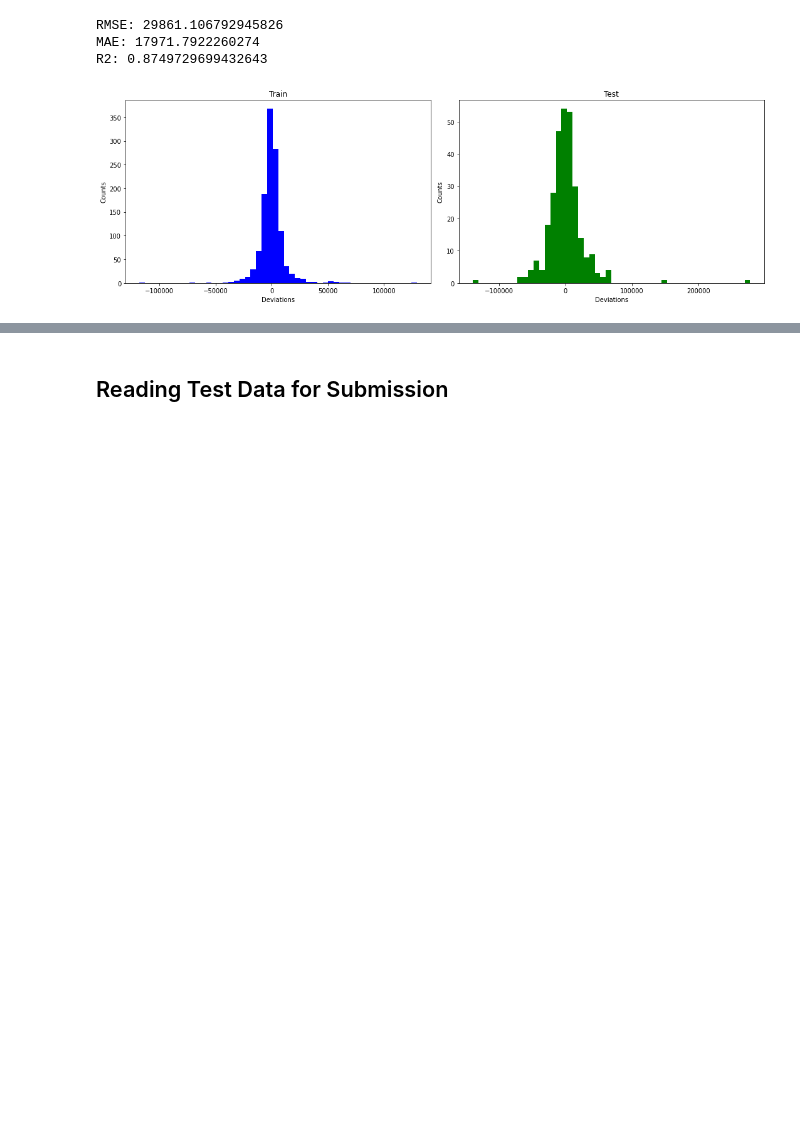
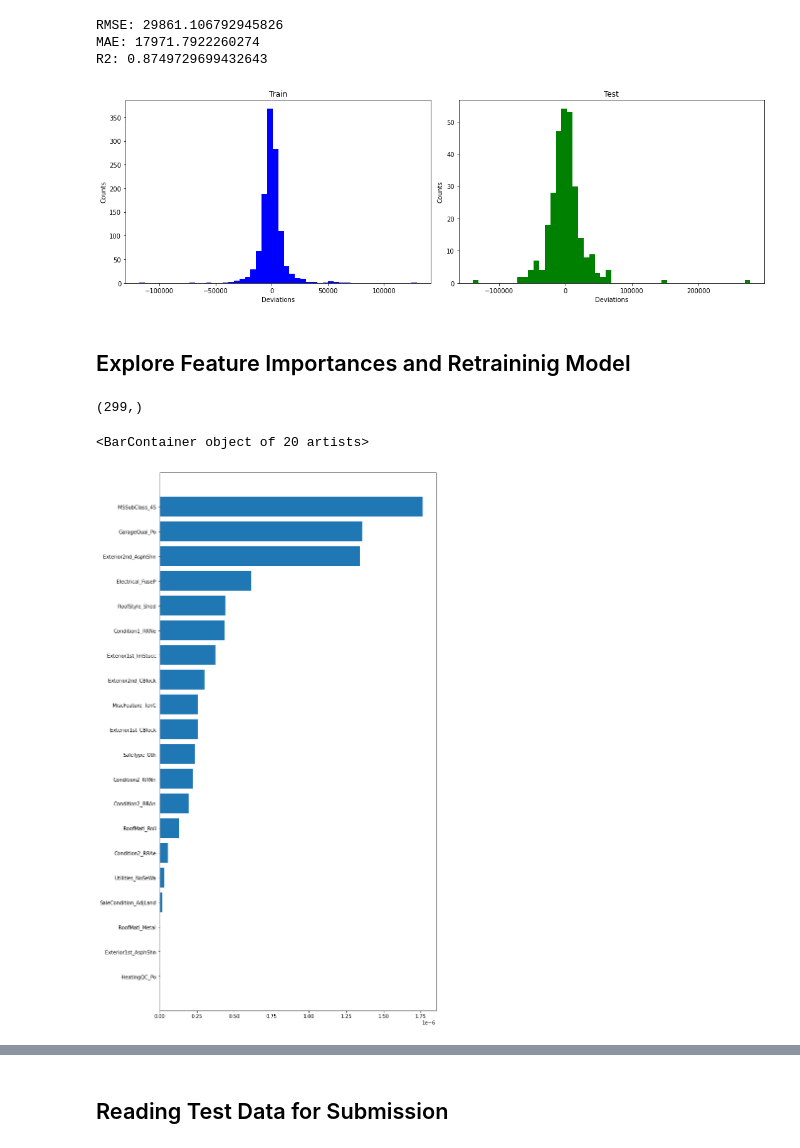
Before and after one commit to teeradejlo/kaggle_house_price_prediction, a Jupyter notebook: house_prices_prediction.ipynb, the cells around one changed output, grey strips where cells are left out. Cells and saved outputs as stored; diff of their text form; code cells hidden in the pictures; blank space fills up the shorter version.

Commit message:
explore features importance

```diff
--- a/house_prices_prediction.ipynb
+++ b/house_prices_prediction.ipynb
@@ -319,3 +319,18 @@ for idx,ax in enumerate(axes):
 plt.tight_layout()
 # %% [output]
 [figure]
+# %% [markdown]
+## Explore Feature Importances and Retraininig Model
+# %%
+regr.feature_importances_.shape
+# %% [output]
+(299,)
+# %%
+features = X.columns[0:len(X)]
+indices = np.argsort(regr.feature_importances_)[0:20]
+# %%
+plt.figure(figsize=(10,20))
+plt.barh(features[indices], regr.feature_importances_[indices])
+# %% [output]
+<BarContainer object of 20 artists>
+[figure, added]
```
Also changed, not shown: parts of 1 cell of this notebook.
